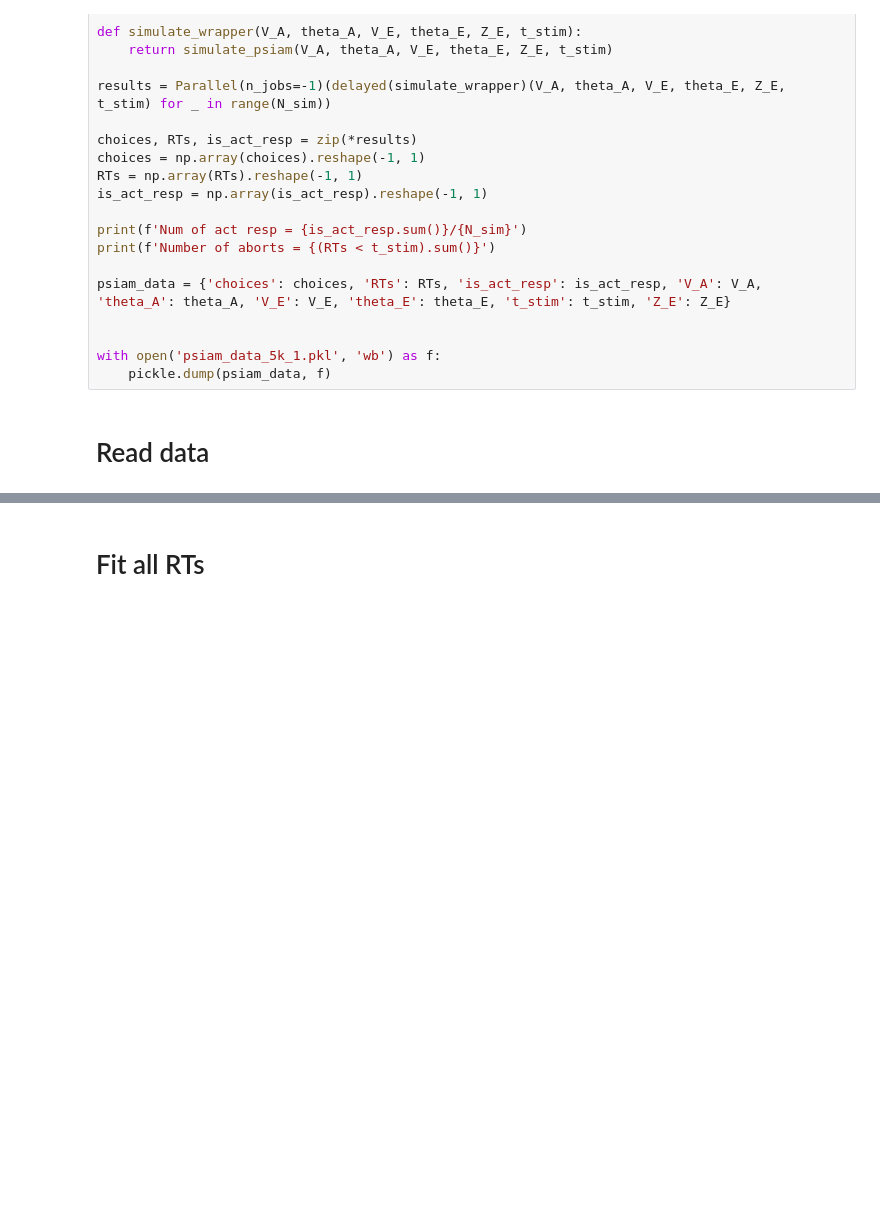
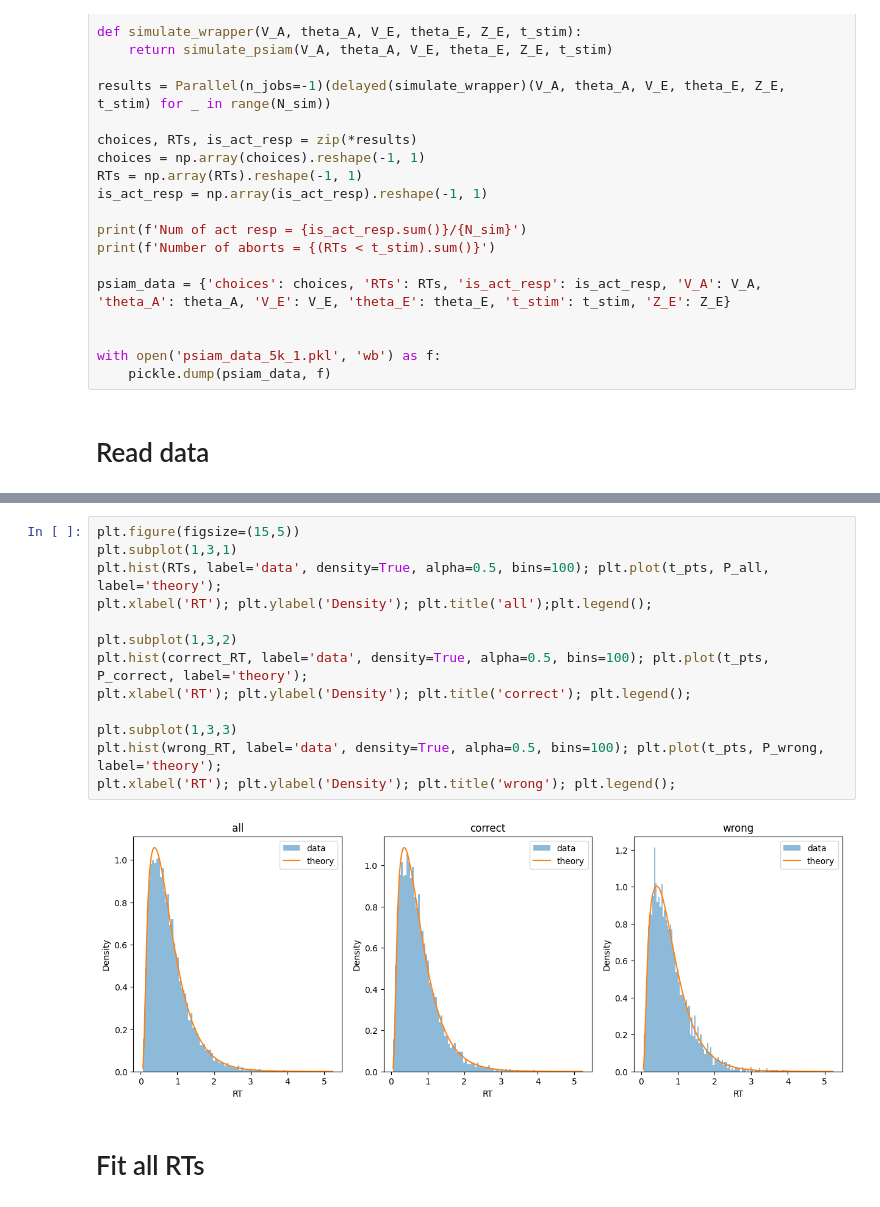
Before and after one commit to rakaar/ddm_codes, a Jupyter notebook: action_init_ddm/fitting_sim_data.ipynb, the cells around one changed output, grey strips where cells are left out. Drawn from its saved outputs; the diff is of its cells as text; blank space fills up the shorter version.

```diff
--- a/action_init_ddm/fitting_sim_data.ipynb
+++ b/action_init_ddm/fitting_sim_data.ipynb
@@ -87,3 +188,18 @@ t start is 0
+# %%
+plt.figure(figsize=(15,5))
+plt.subplot(1,3,1)
+plt.hist(RTs, label='data', density=True, alpha=0.5, bins=100); plt.plot(t_pts, P_all, label='theory');
+plt.xlabel('RT'); plt.ylabel('Density'); plt.title('all');plt.legend();
+
+plt.subplot(1,3,2)
+plt.hist(correct_RT, label='data', density=True, alpha=0.5, bins=100); plt.plot(t_pts, P_correct, label='theory');
+plt.xlabel('RT'); plt.ylabel('Density'); plt.title('correct'); plt.legend();
+
+plt.subplot(1,3,3)
+plt.hist(wrong_RT, label='data', density=True, alpha=0.5, bins=100); plt.plot(t_pts, P_wrong, label='theory');
+plt.xlabel('RT'); plt.ylabel('Density'); plt.title('wrong'); plt.legend();
+# %% [output]
+[figure, added]
 # %% [markdown]
 # Fit all RTs
 # %%
```
Also changed, not shown: parts of 5 cells of this notebook.
